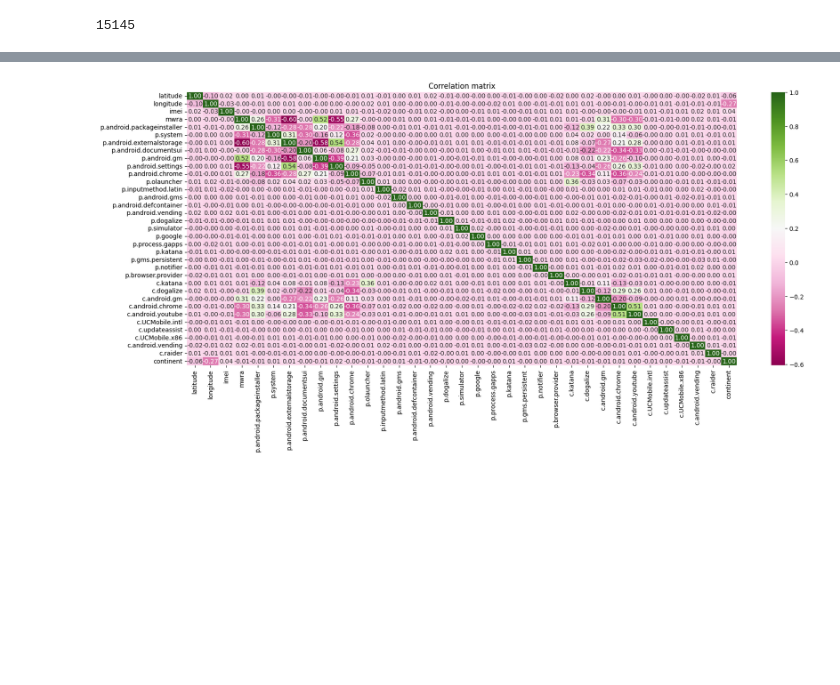
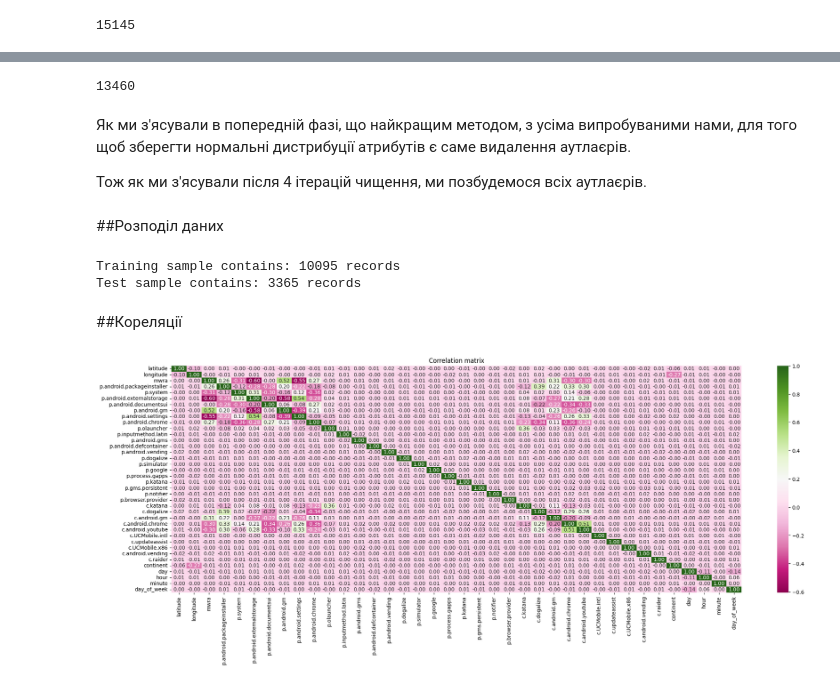
Before and after one commit to myrres0/IAU-2024, a Jupyter notebook: phase-2-oleh.ipynb, the cells around one changed output, grey strips where cells are left out. Saved outputs shown, nothing was run; the diff lists cells and outputs as text; code cells hidden in the pictures; blank space fills up the shorter version.

```diff
--- a/phase-2-oleh.ipynb
+++ b/phase-2-oleh.ipynb
@@ -87,0 +204,24 @@ memory usage: 4.5+ MB
+# %%
+def remove_outliers(column):
+    Q1 = column.quantile(0.25)
+    Q3 = column.quantile(0.75)
+    IQR = Q3 - Q1
+    lower_bound = Q1 - 1.5 * IQR
+    upper_bound = Q3 + 1.5 * IQR
+
+    cleaned_column = column.copy()
+    cleaned_column[(cleaned_column < lower_bound) | (cleaned_column > upper_bound)] = pd.NA
+
+    return cleaned_column
+# %%
+attributes_to_clean = ['p.android.packageinstaller', 'p.system',
+       'p.android.externalstorage', 'p.android.documentsui', 'p.android.gm',
+       'p.android.settings', 'p.android.chrome',
+       'p.inputmethod.latin', 'p.android.gms', 'c.katana', 'c.dogalize', 'c.android.gm',
+       'c.android.chrome', 'c.android.youtube', 'c.UCMobile.intl',
+       'c.updateassist', 'c.UCMobile.x86']
+
+clean_data = merged_data[attributes_to_clean].apply(remove_outliers)
+# %%
+for i in range(3):
+  clean_data = clean_data.apply(remove_outliers)
@@ -88,9 +233,31 @@ memory usage: 4.5+ MB
+# %%
+merged_data[attributes_to_clean] = clean_data
+merged_data = merged_data.dropna()
+# %% [output]
+13460
+# %% [markdown]
+Як ми з'ясували в попередній фазі, що найкращим методом, з усіма випробуваними нами, для того щоб зберегти нормальні дистрибуції атрибутів є саме видалення аутлаєрів.
+
+Тож як ми з'ясували після 4 ітерацій чищення, ми позбудемося всіх аутлаєрів.
+# %% [markdown]
+##Розподіл даних
+# %%
+train_data, test_data = train_test_split(merged_data, test_size=0.25)
+print('Training sample contains: '+ str(len(train_data))+' records')
+print('Test sample contains: '+ str(len(test_data))+' records')
+train_data.to_csv('train_data_before.csv')
+test_data.to_csv('test_data_before.csv')
+# %% [output]
+Training sample contains: 10095 records
+Test sample contains: 3365 records
+# %% [markdown]
+##Кореляції
 # %%
 numeric_cols = merged_data.select_dtypes(include=[np.number, np.datetime64])
 corr_matrix = numeric_cols.corr()
-plt.figure(figsize=(20, 8))
+plt.figure(figsize=(25, 8))
 sns.heatmap(corr_matrix, fmt='.2f', annot=True, cmap='PiYG')
 plt.title('Correlation matrix')
 plt.show()
 # %% [output]
-[figure, old version]
+[figure, new version]
```
Also changed, not shown: parts of 42 cells of this notebook.
